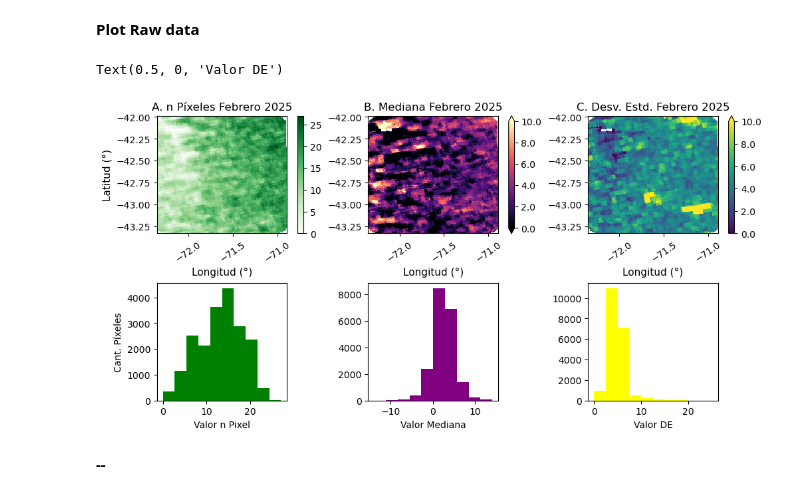
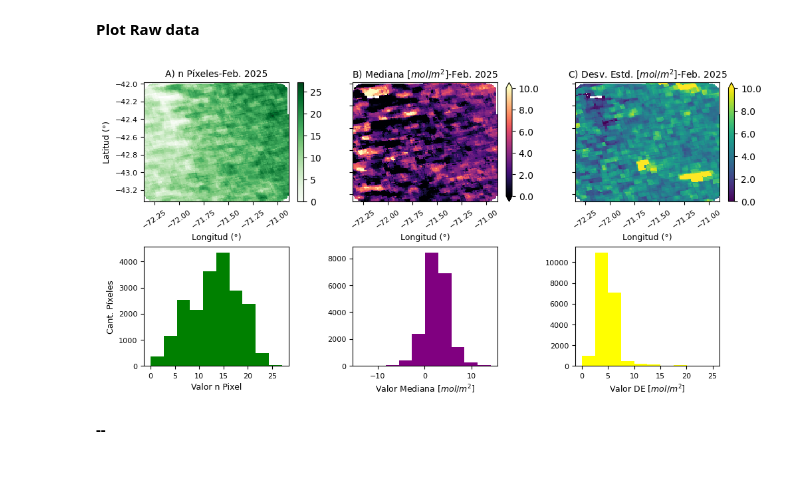
Before and after one commit to francobarrionuevoenv21/MAIE_devs_pub, a Jupyter notebook: Teledt_ambiental/TP5_NO2/TP5_NO2gee.ipynb, the cells around one changed output. Saved outputs shown, nothing was run; the diff lists cells and outputs as text; code cells hidden in the pictures.

```diff
--- a/Teledt_ambiental/TP5_NO2/TP5_NO2gee.ipynb
+++ b/Teledt_ambiental/TP5_NO2/TP5_NO2gee.ipynb
@@ -48,40 +48,45 @@ band_path03 = 'data_gee/NO2tropN_0225_float_study_area.tif'
 ds_path03 = xr.open_dataset(band_path03, engine="rasterio", masked=True)
 # %% [markdown]
 **Plot Raw data**
-# %%
-fig, ax = plt.subplots(2, 3, figsize=(10, 5), constrained_layout=True)#, sharey=True)
-
-ds_path03.band_data.plot(ax=ax[0, 0], vmin=0, cmap='Greens', cbar_kwargs={"label": None})
-ax[0, 0].set_title('A. n Píxeles Febrero 2025')
-ax[0, 0].set_ylabel('Latitud (°)', size=11)
-ax[0, 0].set_xlabel('Longitud (°)', size=11)
-ax[0, 0].tick_params(axis='x', labelrotation=35)
-ax[1, 0].hist(ds_path03.band_data.values.flatten(), color='green')
-ax[1, 0].set_ylabel('Cant. Píxeles', size=10)
-ax[1, 0].set_xlabel('Valor n Pixel', size=10)
-
-ds_path01.band_data.plot(ax=ax[0, 1], vmin=0, vmax=10, cmap='magma',
-    cbar_kwargs={"label": None, "format": '%.1f'})
-ax[0, 1].set_title('B. Mediana Febrero 2025')
-ax[0, 1].set_ylabel(None)
-ax[0, 1].set_xlabel('Longitud (°)', size=11)
-ax[0, 1].tick_params(axis='x', labelrotation=35)
-ax[1, 1].hist(ds_path01.band_data.values.flatten(), color='purple')
-#ax[1, 0].set_ylabel('Cant. Píxeles', size=10)
-ax[1, 1].set_xlabel('Valor Mediana', size=10)
-
-
-ds_path02.band_data.plot(ax=ax[0, 2], vmin=0, vmax=10, cmap='viridis',
-    cbar_kwargs={"label": None, "format": '%.1f'})
-ax[0, 2].set_title('C. Desv. Estd. Febrero 2025')
-ax[0, 2].set_ylabel(None)
-ax[0, 2].set_xlabel('Longitud (°)', size=11)
-ax[0, 2].tick_params(axis='x', labelrotation=35)
-ax[1, 2].hist(ds_path02.band_data.values.flatten(), color='yellow')
-ax[1, 2].set_xlabel('Valor DE', size=10)
-# %% [output]
-Text(0.5, 0, 'Valor DE')
-[figure, removed]
+# %%
+fig, ax = plt.subplots(2, 3, figsize=(10, 5), constrained_layout=True)#, sharey=True)
+
+ds_path03.band_data.plot(ax=ax[0, 0], vmin=0, cmap='Greens', cbar_kwargs={"label": None})
+ax[0, 0].set_title('A) n Píxeles-Feb. 2025', fontsize=10)
+ax[0, 0].set_ylabel('Latitud (°)', size=9)
+ax[0, 0].set_xlabel('Longitud (°)', size=9)
+ax[0, 0].tick_params(axis='x', labelrotation=35, labelsize=8)
+ax[0, 0].tick_params(axis='y', labelsize=8)
+ax[1, 0].hist(ds_path03.band_data.values.flatten(), color='green')
+ax[1, 0].set_ylabel('Cant. Píxeles', size=9)
+ax[1, 0].set_xlabel('Valor n Pixel', size=9)
+ax[1, 0].tick_params(axis='both', labelsize=8)
+
+ds_path01.band_data.plot(ax=ax[0, 1], vmin=0, vmax=10, cmap='magma',
+    cbar_kwargs={"label": None, "format": '%.1f'})
+ax[0, 1].set_title('B) Mediana [$mol/m^{2}$]-Feb. 2025', fontsize=10)
+ax[0, 1].set_ylabel(None)
+ax[0, 1].set_xlabel('Longitud (°)', size=9)
+ax[0, 1].tick_params(axis='x', labelrotation=35, labelsize=8)
+ax[0, 1].set_yticklabels([])
+ax[1, 1].hist(ds_path01.band_data.values.flatten(), color='purple')
+#ax[1, 0].set_ylabel('Cant. Píxeles', size=10)
+ax[1, 1].set_xlabel('Valor Mediana [$mol/m^{2}$]', size=9)
+ax[1, 1].tick_params(axis='both', labelsize=8)
+
+
+ds_path02.band_data.plot(ax=ax[0, 2], vmin=0, vmax=10, cmap='viridis',
+    cbar_kwargs={"label": None, "format": '%.1f'})
+ax[0, 2].set_title('C) Desv. Estd. [$mol/m^{2}$]-Feb. 2025', fontsize=10)
+ax[0, 2].set_ylabel(None)
+ax[0, 2].set_xlabel('Longitud (°)', size=9)
+ax[0, 2].tick_params(axis='x', labelrotation=35, labelsize=8)
+ax[0, 2].set_yticklabels([])
+ax[1, 2].hist(ds_path02.band_data.values.flatten(), color='yellow')
+ax[1, 2].set_xlabel('Valor DE [$mol/m^{2}$]', size=9)
+ax[1, 2].tick_params(axis='both', labelsize=8)
+# %% [output]
+[figure, added]
 # %% [markdown]
 **--**
 # %%
```
Also changed, not shown: parts of 5 cells of this notebook, 17 other files.
